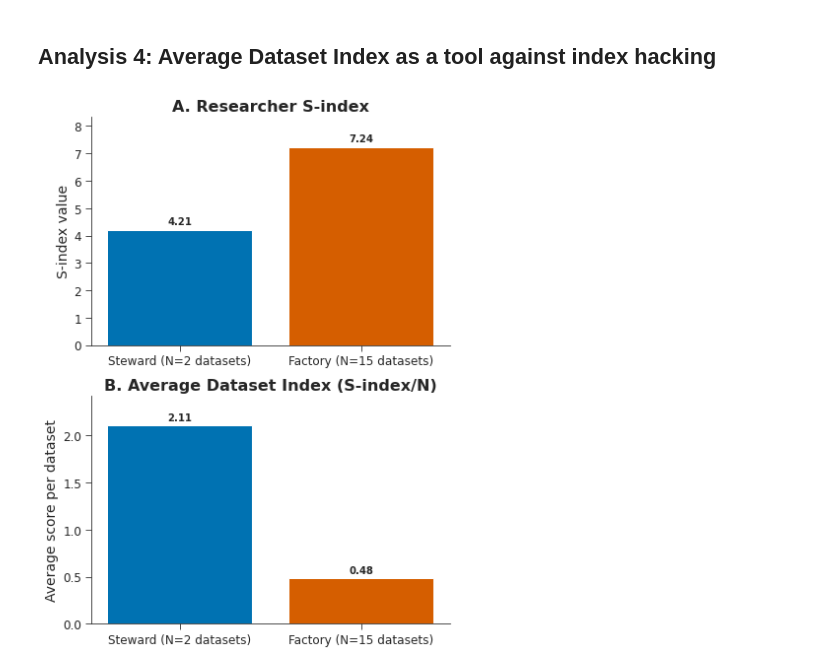
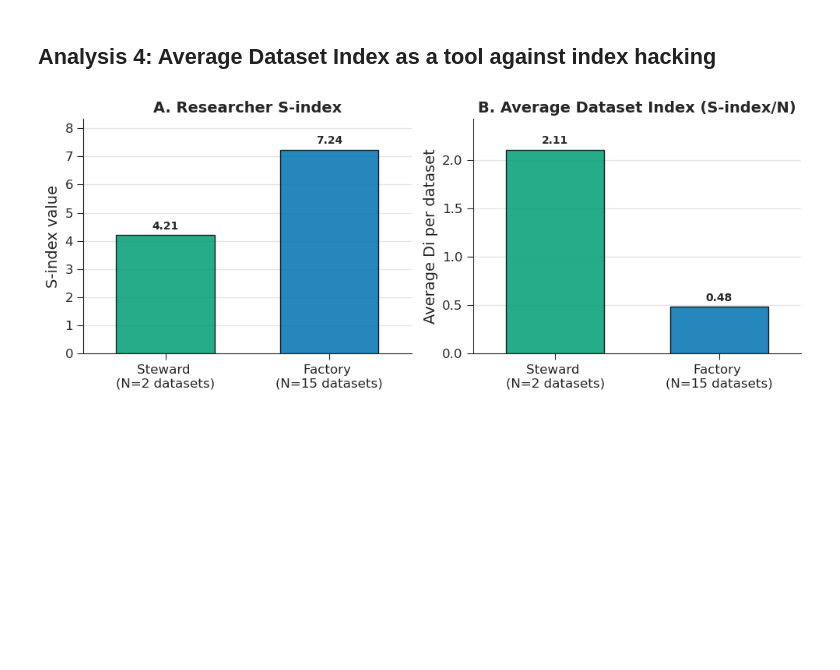
Before and after one commit to data-S-index/s-index-parameters-analysis, a Jupyter notebook: main.ipynb, the cells around one changed output. Drawn from its saved outputs; the diff is of its cells as text; code cells hidden in the pictures; blank space fills up the shorter version.

```diff
--- a/main.ipynb
+++ b/main.ipynb
@@ -29,11 +29,15 @@ sns.set(
         "ytick.direction": "out",
     }
 )
-color_palette = ['#009E73', '#0072B2', '#D55E00']
-sns.set_palette(color_palette)
-#sns.set_context(
-#    "notebook", rc={"font.size": 12, "axes.titlesize": 16, "axes.labelsize": 12}
-#)
+# Wong Palette (optimized for color-blindness)
+color_palette = [
+    '#009E73', # Green
+    '#0072B2', # Blue
+    '#D55E00', # Vermillion (Orange-Red)
+    '#56B4E9', # Sky Blue
+    '#F0E442', # Yellow
+    '#CC79A7'  # Reddish Purple
+]
 # %% [markdown]
 ## Analysis 1: Weight function and Contributions to the Dataset Index
 # %%
@@ -294,27 +316,36 @@ s_index_A, avg_di_A = sum(di_A), sum(di_A)/len(di_A)
 s_index_B, avg_di_B = sum(di_B), sum(di_B)/len(di_B)
 # %%
 # Plots
-fig, (ax1, ax2) = plt.subplots(2, 1, figsize=(6, 8))
-palette = sns.color_palette()
-color_a, color_b = palette[1], palette[2]
-colors = [color_a, color_b]
+fig, (ax1, ax2) = plt.subplots(1, 2, figsize=(10, 4))
 
-bars1 = ax1.bar(['Steward (N=2 datasets)', 'Factory (N=15 datasets)'], [s_index_A, s_index_B], color=colors)
+width = 0.3
+x_centers = [0.25, 0.75]
+bar_labels = ['Steward \n(N=2 datasets)', 'Factory \n(N=15 datasets)']
+
+bars1 = ax1.bar(x_centers, [s_index_A, s_index_B], width, color=color_palette, alpha=0.85, edgecolor='black')
 ax1.bar_label(bars1, padding=3, fmt='%.2f', fontweight='bold')
-ax1.set_title(r'A. Researcher S-index', fontweight='bold')
+ax1.set_title(r'A. Researcher S-index', fontsize=14, fontweight='bold')
 ax1.set_ylabel('S-index value')
+ax1.set_xticks(x_centers)
+ax1.set_xticklabels(bar_labels)
+ax1.set_xlim(0, 1)
 ax1.set_ylim(0, max(s_index_A, s_index_B) * 1.15)
+ax1.grid(axis='y', alpha=0.5)
 
 # Plot 2: Average Dataset Index
-bars2 = ax2.bar(['Steward (N=2 datasets)', 'Factory (N=15 datasets)'], [avg_di_A, avg_di_B], color=colors)
+bars2 = ax2.bar(x_centers, [avg_di_A, avg_di_B], width, color=color_palette, alpha=0.85, edgecolor='black')
 ax2.bar_label(bars2, padding=3, fmt='%.2f', fontweight='bold')
-ax2.set_title(r'B. Average Dataset Index (S-index/N)', fontweight='bold')
-ax2.set_ylabel('Average score per dataset')
+ax2.set_title(r'B. Average Dataset Index (S-index/N)', fontsize=14, fontweight='bold')
+ax2.set_ylabel('Average Di per dataset')
+ax2.set_xticks(x_centers)
+ax2.set_xticklabels(bar_labels)
+ax2.set_xlim(0, 1)
 ax2.set_ylim(0, max(avg_di_A, avg_di_B) * 1.15)
+ax2.grid(axis='y', alpha=0.5)
 
 # Save
 plt.tight_layout()
 plt.savefig('output/Analysis4.png', dpi=300, format='png')
 plt.show()
 # %% [output]
-[figure, old version]
+[figure, new version]
```
Also changed, not shown: parts of 4 cells of this notebook, 4 other files.
